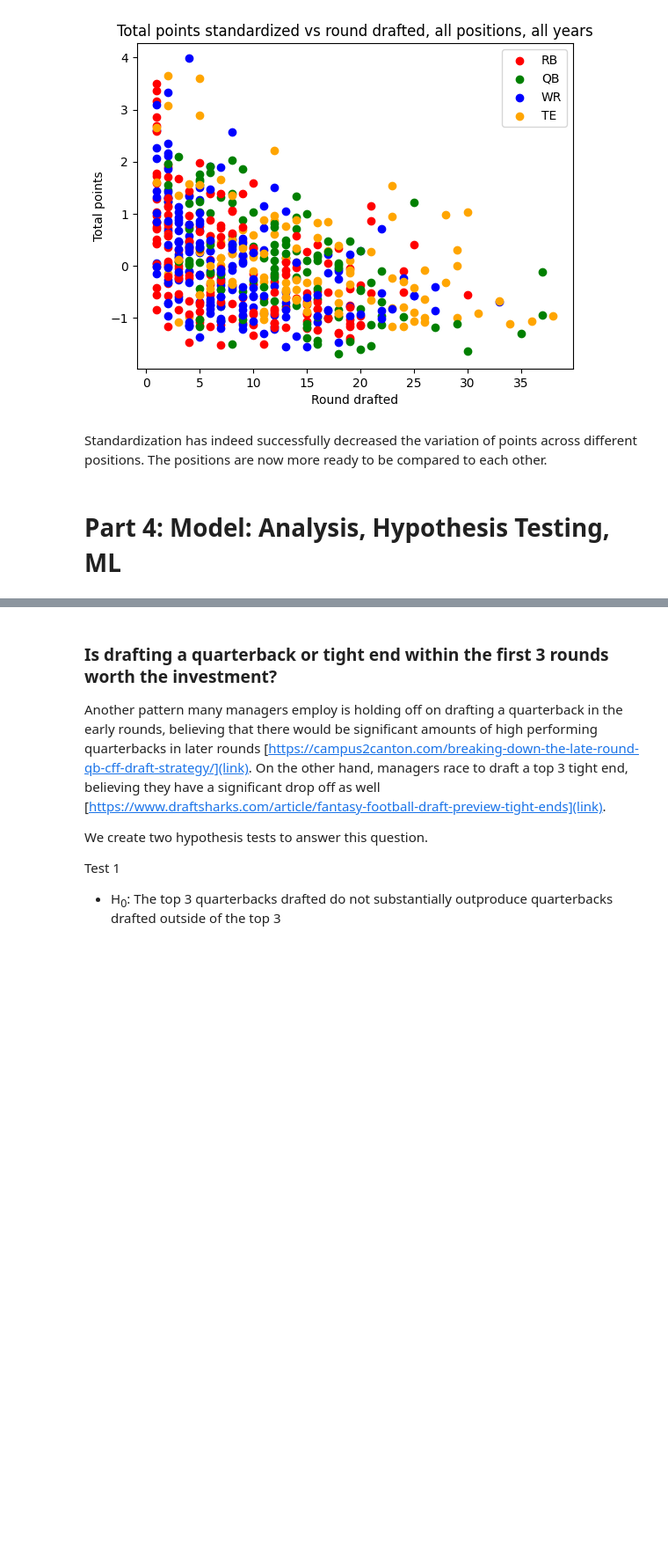
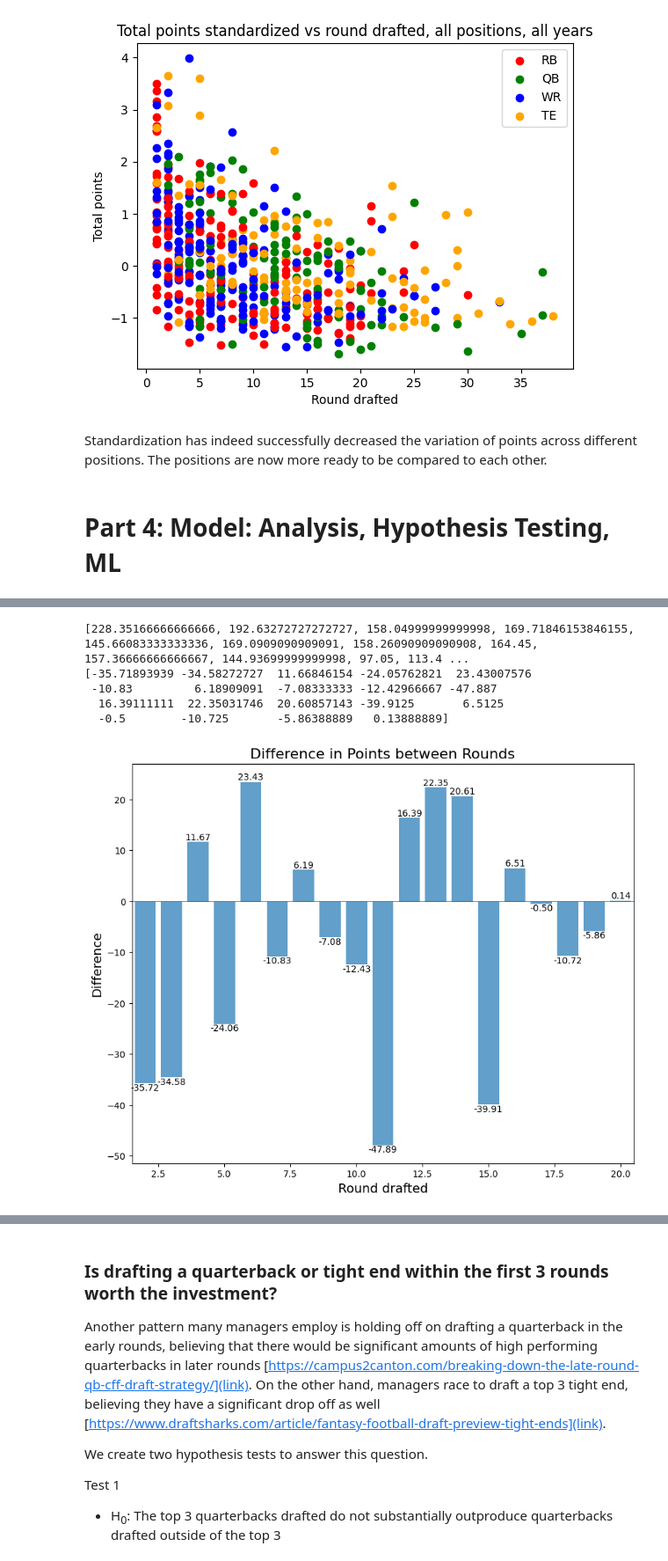
Before and after one commit to fdeegbe/FantasyFootballAnalysis, a Jupyter notebook: FantasyFootballAnalysis.ipynb, the cells around one changed output, grey strips where cells are left out. Shown: that part at 88% size. Cells and saved outputs as stored; diff of their text form; code cells hidden in the pictures; blank space fills up the shorter version.

```diff
--- a/FantasyFootballAnalysis.ipynb
+++ b/FantasyFootballAnalysis.ipynb
@@ -381,6 +381,13 @@ fig, axs = plt.subplots(2, 2, figsize=(10,8))
 # so we can iterate through each position
 all_position_dfs = [rb_dfs, qb_dfs, wr_dfs, te_dfs]
 all_position_names = ['Running backs', 'Quarter backs', 'Wide receivers', 'Tight ends']
+
+# Store the keys for the dictionary
+all_position_abbr = ['RB', 'QB', 'WR', 'TE']
+
+# Dictionary to store the average points per round for each position
+average_points_dict = {abbr: [] for abbr in all_position_abbr}
+
 
 # pos_i is position index, year_i is year index
 for pos_i, ax in enumerate(axs.flat):
@@ -398,10 +405,14 @@ for pos_i, ax in enumerate(axs.flat):
             counts_per_round[round_num-1] += len(round_data)
 
     # Calculate the average total points for each round
-    average_points_per_round = np.divide(total_points_per_round, counts_per_round, out=np.zeros_like(total_points_per_round), where=counts_per_round != 0)
+    average_points_per_round_all = np.divide(total_points_per_round, counts_per_round, out=np.zeros_like(total_points_per_round), where=counts_per_round != 0)
+
+    # Save the average points per round for the current position in the dictionary
+    average_points_dict[all_position_abbr[pos_i]] = average_points_per_round_all.tolist()
+
 
     # Plot the average total points as a bar chart
-    ax.bar(np.arange(1, 21), average_points_per_round, alpha=0.7)
+    ax.bar(np.arange(1, 21), average_points_per_round_all, alpha=0.7)
 
     ax.set_title(all_position_names[pos_i])
     ax.set_xlim(0.5, 20.5)
@@ -589,0 +605,31 @@ between 2020 and 2023. If the difference is not linear we can conclude that a dr
+# %%
+average_points_rb = average_points_dict['RB']
+
+# Calculate the differences between consecutive rounds
+differences_rb = np.diff(average_points_rb)
+
+print(differences_rb)
+
+fig, ax = plt.subplots(figsize=(10, 8))
+
+# Plot the bars
+bars = ax.bar(np.arange(2, 21), differences_rb, alpha=0.7)
+ax.set_title('Difference in Points between Rounds', fontsize=16)
+ax.set_xlabel('Round drafted', fontsize=14)
+ax.set_ylabel('Difference', fontsize=14)
+ax.set_xlim(1.5, 20.5)
+ax.axhline(0, color='black', linewidth=0.5)
+
+
+for bar in bars:
+    yval = bar.get_height()
+    ax.text(bar.get_x() + bar.get_width() / 2, yval, f'{yval:.2f}', ha='center', va='bottom' if yval >= 0 else 'top')
+
+plt.show()
+# %% [output]
+[228.35166666666666, 192.63272727272727, 158.04999999999998, 169.71846153846155, 145.66083333333336, 169.0909090909091, 158.26090909090908, 164.45, 157.36666666666667, 144.93699999999998, 97.05, 113.4 ...
+[-35.71893939 -34.58272727  11.66846154 -24.05762821  23.43007576
+ -10.83         6.18909091  -7.08333333 -12.42966667 -47.887
+  16.39111111  22.35031746  20.60857143 -39.9125       6.5125
+  -0.5        -10.725       -5.86388889   0.13888889]
+[figure, added]
```
Also changed, not shown: parts of 6 cells of this notebook.
